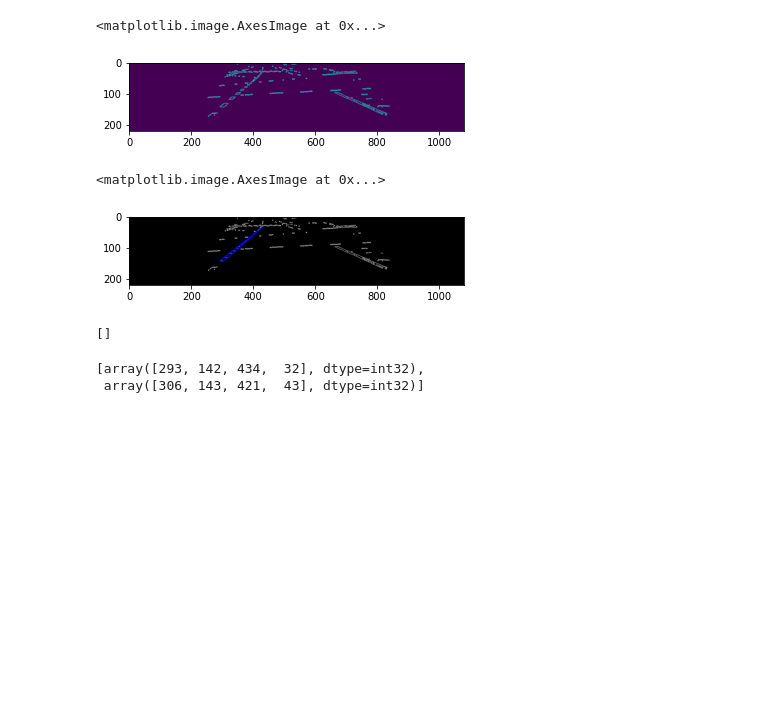
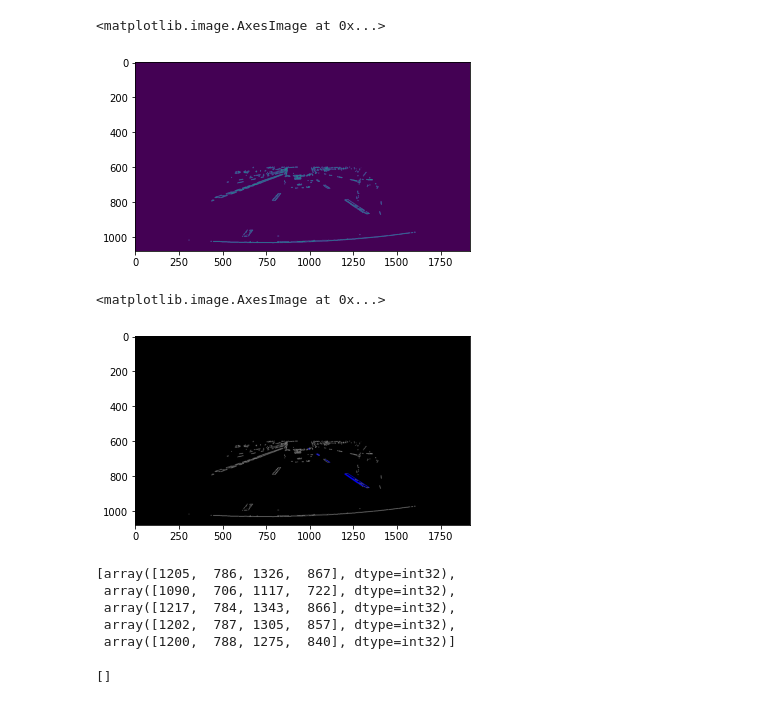
Before and after one commit to lim-ye-ji/Object_recognition_in_autonomous_driving, a Jupyter notebook: lane/Yu.ipynb, the cells around one changed output. Cells and saved outputs as stored; diff of their text form; code cells hidden in the pictures; blank space fills up the shorter version.

```diff
--- a/lane/Yu.ipynb
+++ b/lane/Yu.ipynb
@@ -6,0 +8,12 @@ import math
+# %%
+# 이미지 사진 번호만 바꿔가면서 확인
+img = "./cap_img/frame41.png"
+A = cv2.imread(img, cv2.IMREAD_COLOR)
+
+#roi
+A_roi = A.copy()
+
+X=0; Y=0; W=1920; H=1080;
+A_roi = A_roi[Y:Y+H, X:X+W]
+
+plt.imshow(A_roi)
@@ -6,0 +23,13 @@ import math
+# %%
+mask1 = np.zeros(A_roi.shape[:3],dtype = np.uint8)
+# polygon = np.array([[350,0],[700,0],[900,200],[180,200]])
+
+polygon = np.array([[600,600],[1300,600],[1700,1080],[200,1080]])
+
+white = (255,255,255)
+mask1 = cv2.fillConvexPoly(mask1,polygon,white)
+
+a_copy = A_roi.copy()
+a_result = cv2.bitwise_and(a_copy, mask1)
+
+plt.imshow(a_result)
@@ -7,54 +39,36 @@ import math
 # %%
-# 이미지
-img = "./ex/ex (1).jpg"
-A = cv2.imread(img, cv2.IMREAD_COLOR)
-
-#roi
-A_roi = A.copy()
-
-X=200; Y=500; W=1520; H=580;
-A_roi = A_roi[Y:Y+H, X:X+W]
-
-mask1 = np.zeros(A_roi.shape[:3],dtype = np.uint8)
-polygon = np.array([[350,0],[700,0],[900,200],[180,200]])
-white = (255,255,255)
-mask1 = cv2.fillConvexPoly(mask1,polygon,white)
-
-a_copy = A_roi.copy()
-a_result = cv2.bitwise_and(a_copy, mask1)
-
 ## 노란색 부분 추출
 a = a_result.copy()
 # hsv 영역 전환
 a2 = cv2.cvtColor(a,cv2.COLOR_BGR2HSV)
 
 # hsv 색 범위 지정2
 low = (20, 20, 100)
 up = (31, 255, 255)
 
 a2_mask = cv2.inRange(a2, low, up)
 a2_result = cv2.bitwise_and(a,a, mask = a2_mask)
 
 ## 흰색 부분 추출
 a = a_result.copy()
 # hsv 영역 전환
 a2 = cv2.cvtColor(a,cv2.COLOR_BGR2HSV)
 
 
 # hsv 색 범위 지정2
 low = (0, 0, 140)
 up = (250, 90, 200)
 
 a2_mask = cv2.inRange(a2, low, up)
 a2_result = cv2.bitwise_and(a,a, mask = a2_mask)
 
 # 캐니 추출
 a2_canny = cv2.Canny(a2_result, 50 , 250)
 
 plt.imshow(a2_canny)
 # %% [output]
 <matplotlib.image.AxesImage at 0x...>
-[figure, old version]
+[figure, new version]
 # %%
 # 허프변환P
 r = []
@@ -65,7 +79,7 @@ cdst = cv2.cvtColor(a2_canny, cv2.COLOR_GRAY2BGR)
 
 cdstP = np.copy(cdst)
 
-linesP = cv2.HoughLinesP(dst, 1, np.pi/180, 60, None, 5, 20)
+linesP = cv2.HoughLinesP(dst, 1, np.pi/180, 60, None, 5,20)
 
 #if linesP != None: 리스트에 데이터 없으면 오류나서 추가해야함 근데 데이터 있으면 오류남
 for a in linesP:
@@ -83,7 +97,7 @@ for a in linesP:
 plt.imshow(cdstP)
 # %% [output]
 <matplotlib.image.AxesImage at 0x...>
-[figure, old version]
+[figure, new version]
 # %%
 # r과 l에서 길이 조건으로 리스트에 저장
 new_r = []
@@ -99,12 +114,15 @@ for i in range(len(l)):
 # %%
 new_r
 # %% [output]
-[]
+[array([1205,  786, 1326,  867], dtype=int32),
+ array([1090,  706, 1117,  722], dtype=int32),
+ array([1217,  784, 1343,  866], dtype=int32),
+ array([1202,  787, 1305,  857], dtype=int32),
+ array([1200,  788, 1275,  840], dtype=int32)]
 # %%
 new_l
 # %% [output]
-[array([293, 142, 434,  32], dtype=int32),
- array([306, 143, 421,  43], dtype=int32)]
+[]
 # %%
 # roi이미지에서 선 그리기
 a_copy = A_roi.copy()
```
Also changed, not shown: parts of 6 cells of this notebook.
